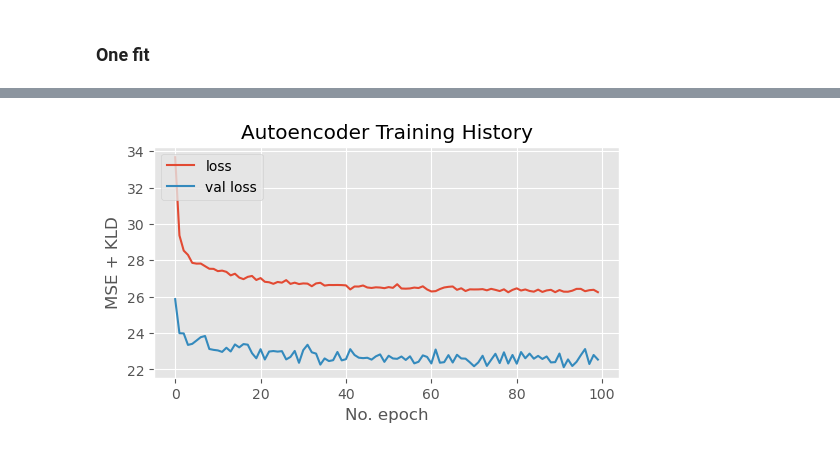
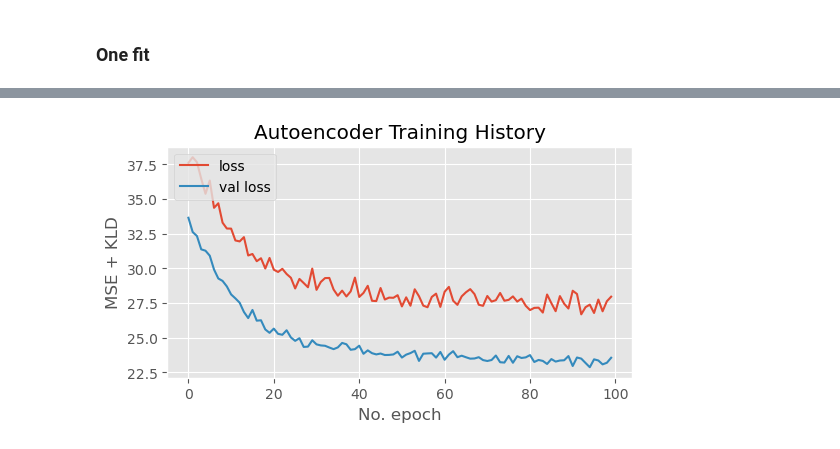
Before and after one commit to MariliaElia/credit-card-fraud-detection-ml-model, a Jupyter notebook: RF_model.ipynb, the cells around one changed output, grey strips where cells are left out. Saved outputs shown, nothing was run; the diff lists cells and outputs as text; code cells hidden in the pictures.

```diff
--- a/RF_model.ipynb
+++ b/RF_model.ipynb
@@ -459,7 +462,7 @@ vos = VAE_oversampling(hidden_dim= 64,
                         original_dim=30,
                         minority_class_id=1,
                         epochs=100,
-                        batch_size=1,
+                        batch_size=64,
                         num_samples_to_generate = num_samples,
                         random_state = 0,
                         optimizer="adam")
@@ -492 +495 @@ Epoch 100/100
-[figure, old version]
+[figure, new version]
```
Also changed, not shown: parts of 15 cells of this notebook, 3 other files.
